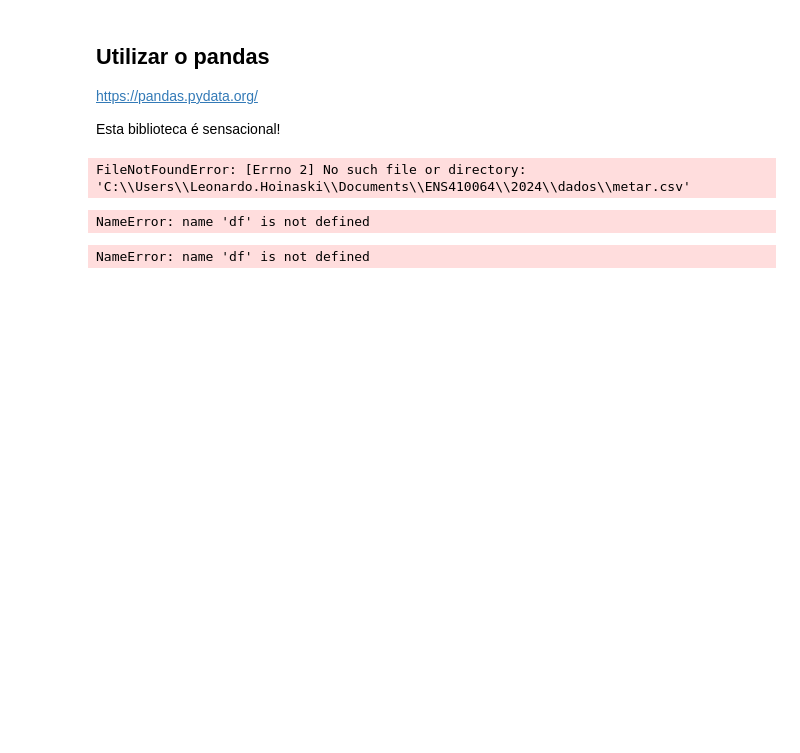
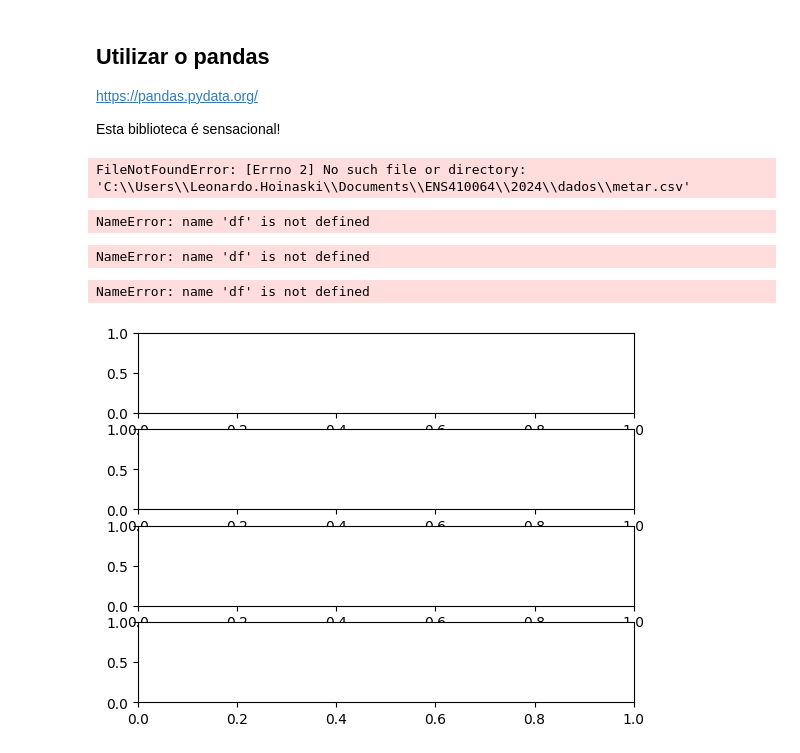
Before and after one commit to josehenriquehess/ENS410064, a Jupyter notebook: 2024/notebooks/Aula02.ipynb, the cells around one changed output. Saved outputs shown, nothing was run; the diff lists cells and outputs as text; code cells hidden in the pictures; blank space fills up the shorter version.

```diff
--- a/2024/notebooks/Aula02.ipynb
+++ b/2024/notebooks/Aula02.ipynb
@@ -335,3 +335,15 @@ NameError: name 'df' is not defined
 df.describe()
 # %% [output]
 NameError: name 'df' is not defined
+# %%
+# plotando com dataframe
+fig, ax = plt.subplots(4)
+
+df['temp'].plot(ax=ax[0])
+df['cco'][df.year==2022].plot(ax=ax[1],color='red')
+df.boxplot(column=['ws'], by='month', ax=ax[2])
+# Remove background grid lines
+ax[2].grid(False)
+# %% [output]
+NameError: name 'df' is not defined
+[figure, added]
```
Also changed, not shown: parts of 1 cell of this notebook.
